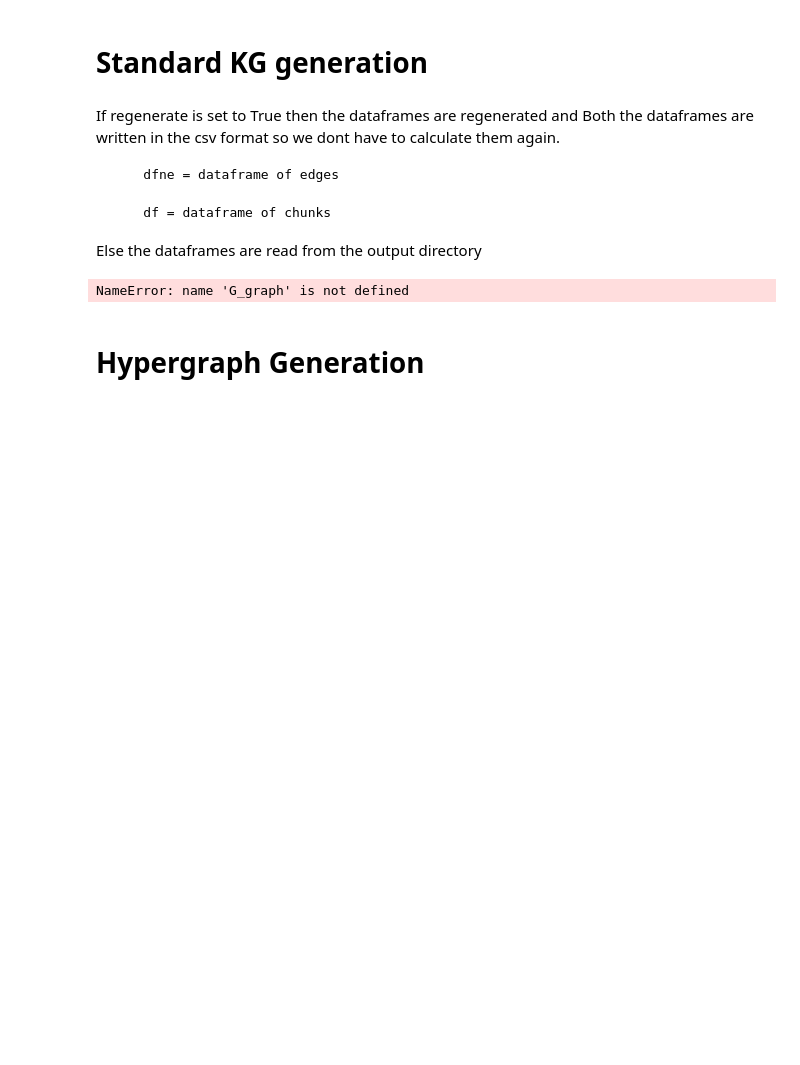
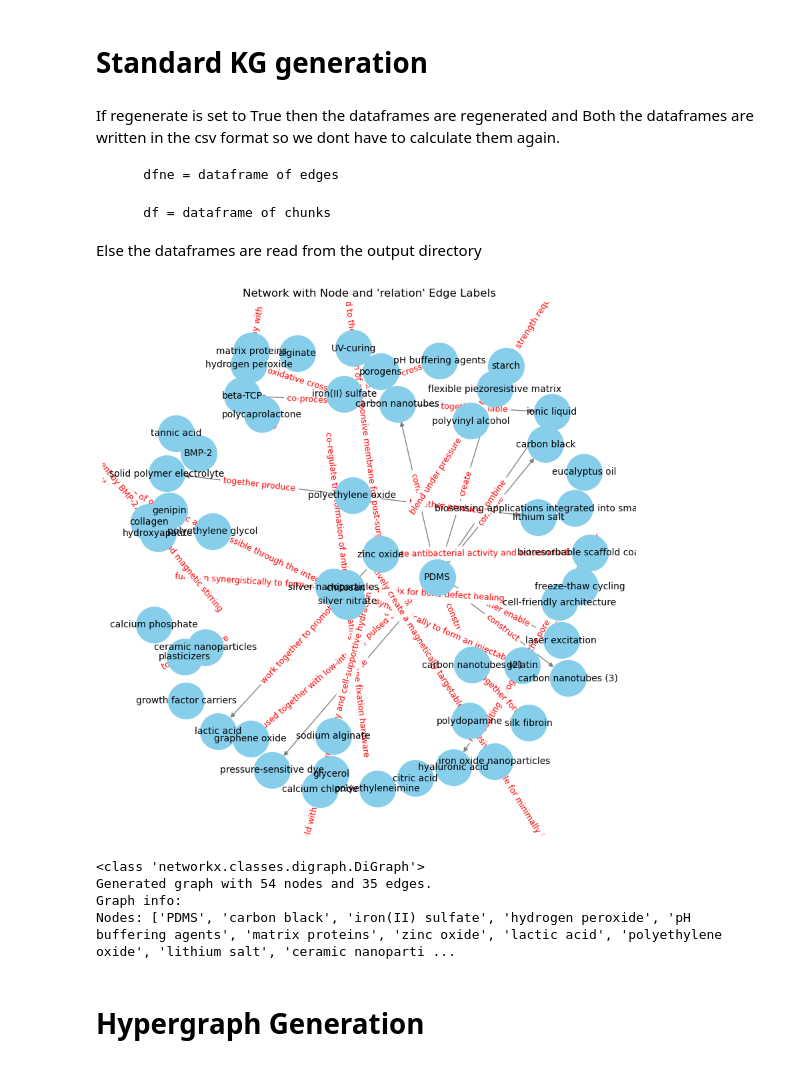
Before and after one commit to bellastewart/knowledge_graph, a Jupyter notebook: codependent.ipynb, the cells around one changed output. Saved outputs shown, nothing was run; the diff lists cells and outputs as text; code cells hidden in the pictures; blank space fills up the shorter version.

```diff
--- a/codependent.ipynb
+++ b/codependent.ipynb
@@ -64,11 +64,40 @@ if regenerate:
 else:
     G_graph = nx.read_graphml("output_graph.graphml")
     dfg1 = nx.to_pandas_edgelist(G_graph)
+# %%
+import networkx as nx
+import matplotlib.pyplot as plt
+
+# Generate layout
+pos = nx.spring_layout(G_graph, seed=42)  # You can try other layouts too
+
+# Draw nodes and edges
+nx.draw(G_graph, pos, with_labels=True, node_color='skyblue', edge_color='gray', node_size=1500, font_size=10)
+
+# Use the correct edge attribute for labels
+edge_labels = nx.get_edge_attributes(G_graph, 'relation')
+nx.draw_networkx_edge_labels(G_graph, pos, edge_labels=edge_labels, font_color='red', font_size=9)
+
+# Show plot
+plt.title("Network with Node and 'relation' Edge Labels")
+plt.show()
+# %% [output]
+[figure, added]
 # %%
 print(type(G_graph))
 print(f"Generated graph with {G_graph.number_of_nodes()} nodes and {G_graph.number_of_edges()} edges.")
+print("Graph info:")
+# List all nodes
+print("Nodes:", G_graph.nodes())
+# List all edges
+# Print only the relation values from each edge
+#for u, v, data in G_graph.edges(data=True):
+ #   print(data.get('relation'))
 # %% [output]
-NameError: name 'G_graph' is not defined
+<class 'networkx.classes.digraph.DiGraph'>
+Generated graph with 54 nodes and 35 edges.
+Graph info:
+Nodes: ['PDMS', 'carbon black', 'iron(II) sulfate', 'hydrogen peroxide', 'pH buffering agents', 'matrix proteins', 'zinc oxide', 'lactic acid', 'polyethylene oxide', 'lithium salt', 'ceramic nanoparti ...
 # %% [markdown]
 # Hypergraph Generation
 # %%
```
Also changed, not shown: parts of 22 cells of this notebook, 6 other files.
